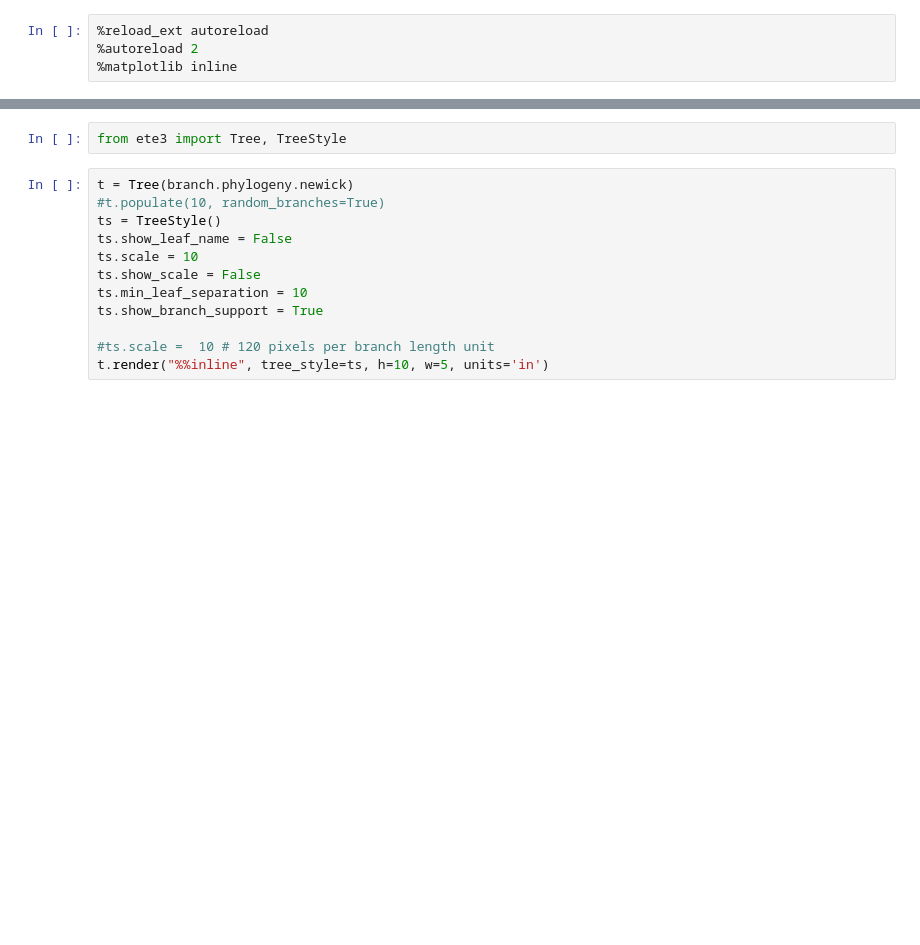
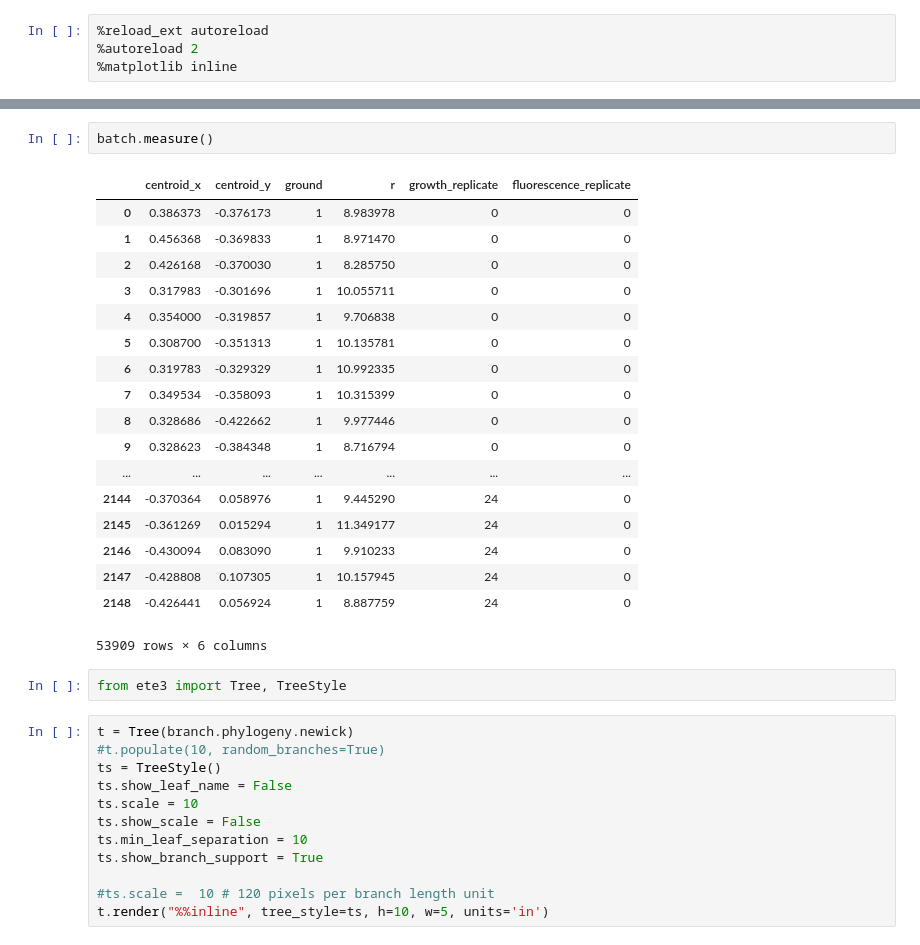
Before and after one commit to sbernasek/growth, a Jupyter notebook: notebooks/analysis.ipynb, the cells around one changed output, grey strips where cells are left out. Cells and saved outputs as stored; diff of their text form; blank space fills up the shorter version.

```diff
--- a/notebooks/analysis.ipynb
+++ b/notebooks/analysis.ipynb
@@ -190,3 +36,24 @@ branch = culture.freeze(25)
+# %%
+batch.measure()
+# %% [output]
+|  | centroid_x | centroid_y | ground | r | growth_replicate | fluorescence_replicate |
+| 0 | 0.386373 | -0.376173 | 1 | 8.983978 | 0 | 0 |
+| 1 | 0.456368 | -0.369833 | 1 | 8.971470 | 0 | 0 |
+| 2 | 0.426168 | -0.370030 | 1 | 8.285750 | 0 | 0 |
+| 3 | 0.317983 | -0.301696 | 1 | 10.055711 | 0 | 0 |
+| 4 | 0.354000 | -0.319857 | 1 | 9.706838 | 0 | 0 |
+| 5 | 0.308700 | -0.351313 | 1 | 10.135781 | 0 | 0 |
+| 6 | 0.319783 | -0.329329 | 1 | 10.992335 | 0 | 0 |
+| 7 | 0.349534 | -0.358093 | 1 | 10.315399 | 0 | 0 |
+| 8 | 0.328686 | -0.422662 | 1 | 9.977446 | 0 | 0 |
+| 9 | 0.328623 | -0.384348 | 1 | 8.716794 | 0 | 0 |
+| ... | ... | ... | ... | ... | ... | ... |
+| 2144 | -0.370364 | 0.058976 | 1 | 9.445290 | 24 | 0 |
+| 2145 | -0.361269 | 0.015294 | 1 | 11.349177 | 24 | 0 |
+| 2146 | -0.430094 | 0.083090 | 1 | 9.910233 | 24 | 0 |
+| 2147 | -0.428808 | 0.107305 | 1 | 10.157945 | 24 | 0 |
+| 2148 | -0.426441 | 0.056924 | 1 | 8.887759 | 24 | 0 |
+53909 rows × 6 columns
 # %%
 from ete3 import Tree, TreeStyle
 # %%
```
Also changed, not shown: parts of 40 cells of this notebook, 12 other files.
